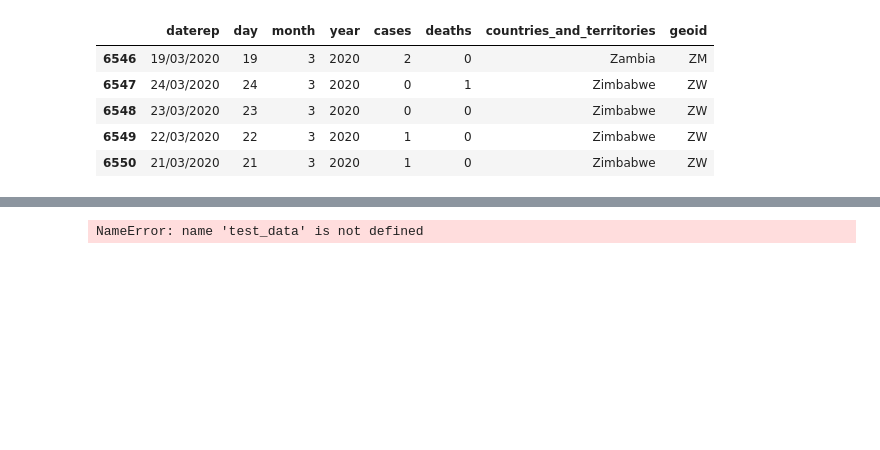
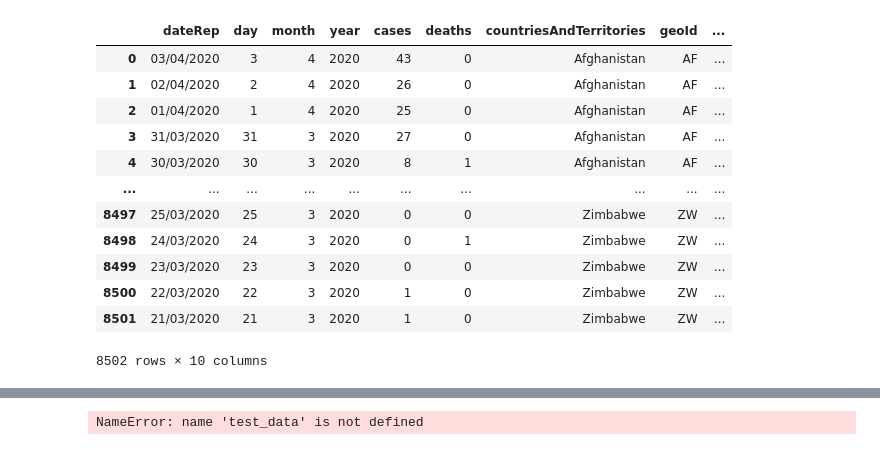
Before and after one commit to grahamdelafield/Covid_Analysis, a Jupyter notebook: pdf_read.ipynb, the cells around one changed output, grey strips where cells are left out. Drawn from its saved outputs; the diff is of its cells as text; code cells hidden in the pictures; blank space fills up the shorter version.

Commit message:
Updated dataset and functions

```diff
--- a/pdf_read.ipynb
+++ b/pdf_read.ipynb
@@ -48,13 +19,34 @@ def get_WHO_data(url="https://www.ecdc.europa.eu/sites/default/files/documents/C
-# %%
-df = get_WHO_data().fillna(0)
-df.tail()
-# %% [output]
-|  | daterep | day | month | year | cases | deaths | countries_and_territories | geoid |
-| 6546 | 19/03/2020 | 19 | 3 | 2020 | 2 | 0 | Zambia | ZM |
-| 6547 | 24/03/2020 | 24 | 3 | 2020 | 0 | 1 | Zimbabwe | ZW |
-| 6548 | 23/03/2020 | 23 | 3 | 2020 | 0 | 0 | Zimbabwe | ZW |
-| 6549 | 22/03/2020 | 22 | 3 | 2020 | 1 | 0 | Zimbabwe | ZW |
-| 6550 | 21/03/2020 | 21 | 3 | 2020 | 1 | 0 | Zimbabwe | ZW |
+# %%
+def get_ecdc_data():
+        try:
+            today = datetime.date.today()
+            r = requests.get('https://opendata.ecdc.europa.eu/covid19/casedistribution/csv',
+                        auth=HttpNtlmAuth(':',':'))
+            data = r.text.replace('\r', '')
+            filename = str(today) + '_ECDC_data.csv'
+            with open(filename, 'w', encoding='utf-8') as f:
+                f.write(data)
+        except:
+            # TODO: catch invalid request and load most recent dataset
+            pass
+
+        return pd.read_csv(filename)
+
+get_ecdc_data()
+# %% [output]
+|  | dateRep | day | month | year | cases | deaths | countriesAndTerritories | geoId | ... |
+| 0 | 03/04/2020 | 3 | 4 | 2020 | 43 | 0 | Afghanistan | AF | ... |
+| 1 | 02/04/2020 | 2 | 4 | 2020 | 26 | 0 | Afghanistan | AF | ... |
+| 2 | 01/04/2020 | 1 | 4 | 2020 | 25 | 0 | Afghanistan | AF | ... |
+| 3 | 31/03/2020 | 31 | 3 | 2020 | 27 | 0 | Afghanistan | AF | ... |
+| 4 | 30/03/2020 | 30 | 3 | 2020 | 8 | 1 | Afghanistan | AF | ... |
+| ... | ... | ... | ... | ... | ... | ... | ... | ... | ... |
+| 8497 | 25/03/2020 | 25 | 3 | 2020 | 0 | 0 | Zimbabwe | ZW | ... |
+| 8498 | 24/03/2020 | 24 | 3 | 2020 | 0 | 1 | Zimbabwe | ZW | ... |
+| 8499 | 23/03/2020 | 23 | 3 | 2020 | 0 | 0 | Zimbabwe | ZW | ... |
+| 8500 | 22/03/2020 | 22 | 3 | 2020 | 1 | 0 | Zimbabwe | ZW | ... |
+| 8501 | 21/03/2020 | 21 | 3 | 2020 | 1 | 0 | Zimbabwe | ZW | ... |
+8502 rows × 10 columns
 # %%
 def find_csv(directory = r"C:\Users\Graham Delafield\Downloads"):
     file_candidates = []
```
Also changed, not shown: parts of 15 cells of this notebook.
